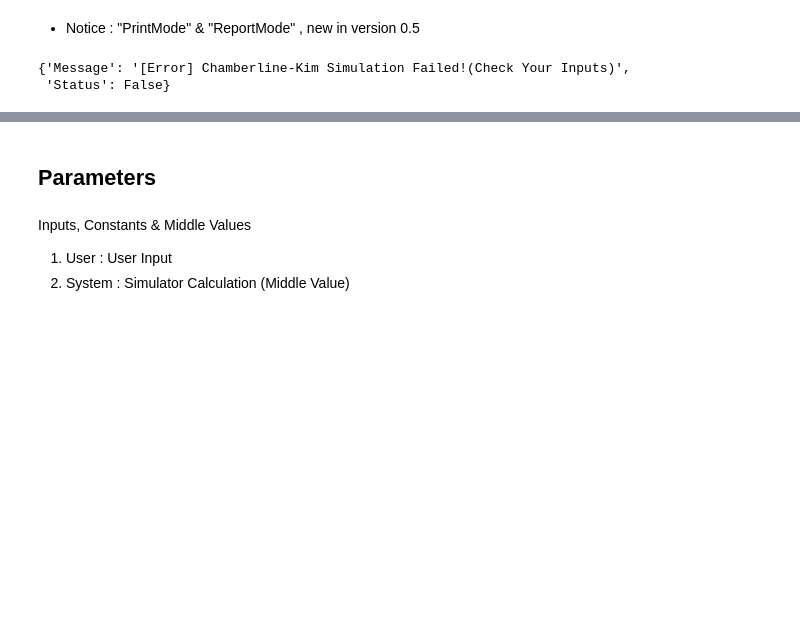
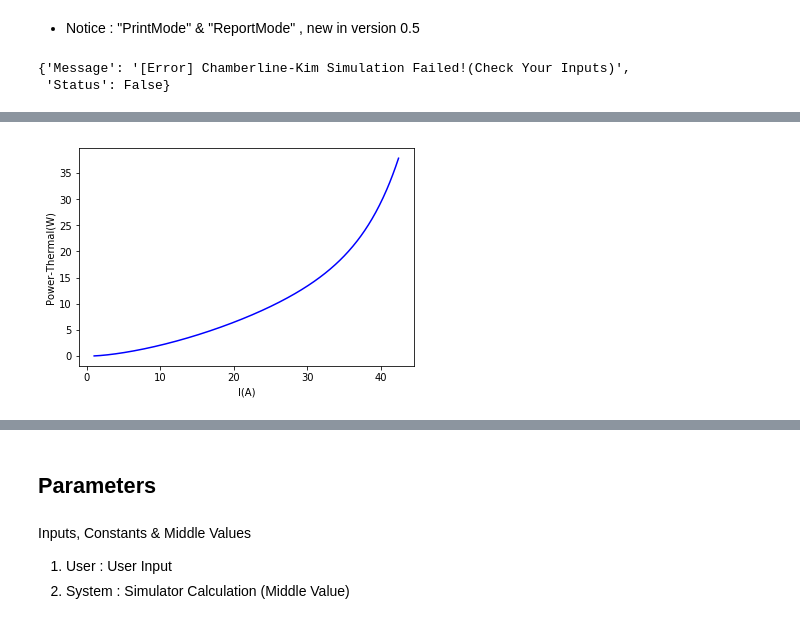
Before and after one commit to ECSIM/opem, a Jupyter notebook: Documents/Chamberline_Kim.ipynb, the cells around one changed output, grey strips where cells are left out. Drawn from its saved outputs; the diff is of its cells as text; code cells hidden in the pictures; blank space fills up the shorter version.

```diff
--- a/Documents/Chamberline_Kim.ipynb
+++ b/Documents/Chamberline_Kim.ipynb
@@ -216,0 +250,4 @@ Static_Analysis(InputMethod={},TestMode=True,PrintMode=False,ReportMode=True)
+# %%
+plot_func(data["I"],data["Ph"],"I(A)","Power-Thermal(W)","blue")
+# %% [output]
+[figure, added]
```
Also changed, not shown: parts of 12 cells of this notebook, 5 other files.
